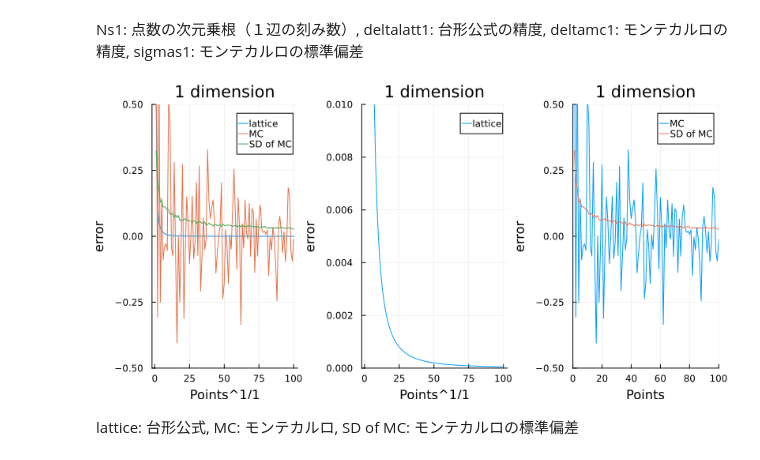
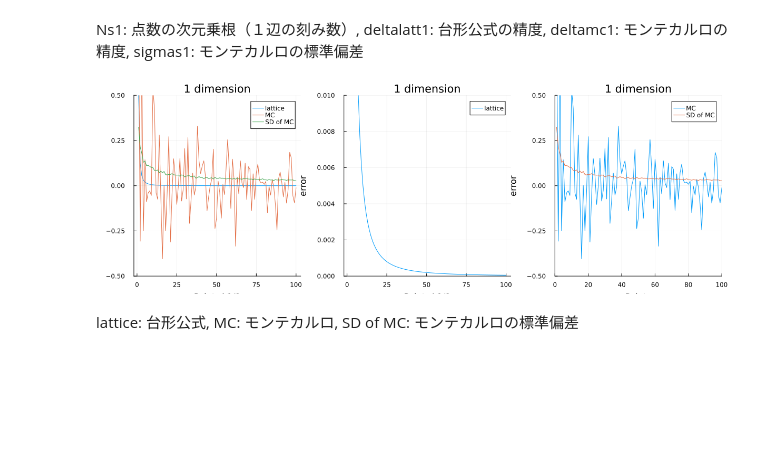
Before and after one commit to yamashun99/mc, a Jupyter notebook: plot_xd.ipynb, the cells around one changed output. Cells and saved outputs as stored; diff of their text form; code cells hidden in the pictures; blank space fills up the shorter version.

Commit message:
fig_size

```diff
--- a/plot_xd.ipynb
+++ b/plot_xd.ipynb
@@ -31,9 +31,9 @@ Ns1: 点数の次元乗根（１辺の刻み数）, deltalatt1: 台形公式の
 # %%
 d=1
 p1,p2,p3=plotter(d,Ns1, deltalatt1, deltamc1, sigmas1,(-0.5,0.5),(0,100))
-plot(p1,p2,p3,layout=(1,3),size=(800,400),title=string(d)*" dimension")
+plot(p1,p2,p3,layout=(1,3),size=(1200,400),title=string(d)*" dimension")
 # %% [output]
-[figure, old version]
+[figure, new version]
 # %% [markdown]
 lattice: 台形公式,
 MC: モンテカルロ,
```
